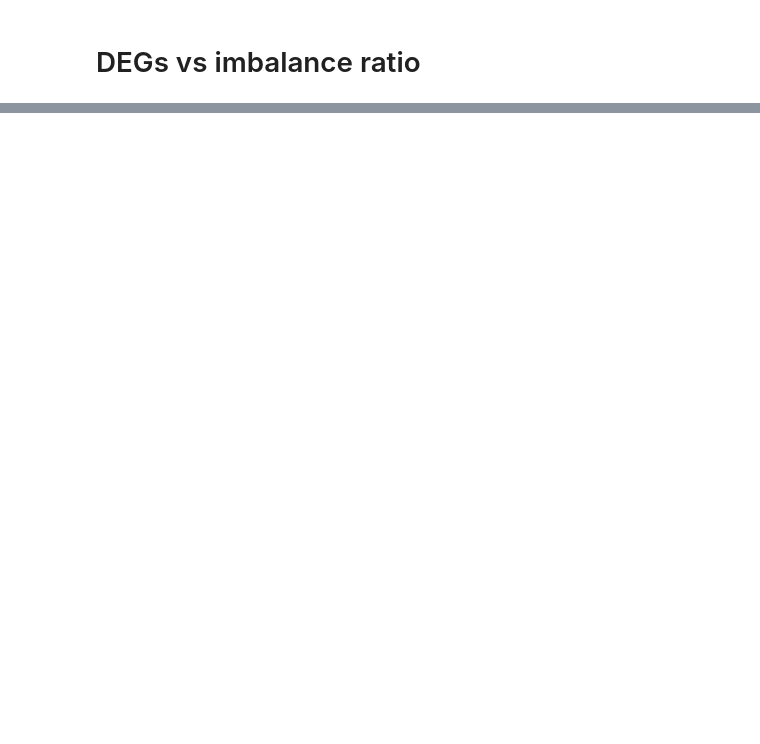
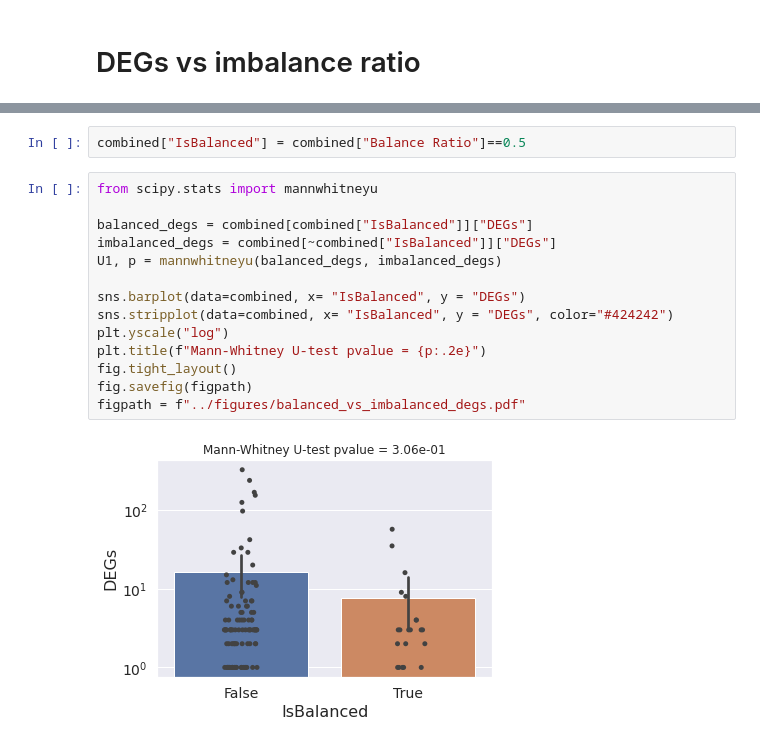
Before and after one commit to pdegen/RNASeqReplicability, a Jupyter notebook: notebooks/permuted_data.ipynb, the cells around one changed output, grey strips where cells are left out. Cells and saved outputs as stored; diff of their text form; blank space fills up the shorter version.

```diff
--- a/notebooks/permuted_data.ipynb
+++ b/notebooks/permuted_data.ipynb
@@ -236,0 +373,18 @@ fig.savefig(figpath)
+# %%
+combined["IsBalanced"] = combined["Balance Ratio"]==0.5
+# %%
+from scipy.stats import mannwhitneyu
+
+balanced_degs = combined[combined["IsBalanced"]]["DEGs"]
+imbalanced_degs = combined[~combined["IsBalanced"]]["DEGs"]
+U1, p = mannwhitneyu(balanced_degs, imbalanced_degs)
+
+sns.barplot(data=combined, x= "IsBalanced", y = "DEGs")
+sns.stripplot(data=combined, x= "IsBalanced", y = "DEGs", color="#424242")
+plt.yscale("log")
+plt.title(f"Mann-Whitney U-test pvalue = {p:.2e}")
+fig.tight_layout()
+fig.savefig(figpath)
+figpath = f"../figures/balanced_vs_imbalanced_degs.pdf"
+# %% [output]
+[figure, added]
```
Also changed, not shown: parts of 9 cells of this notebook.
